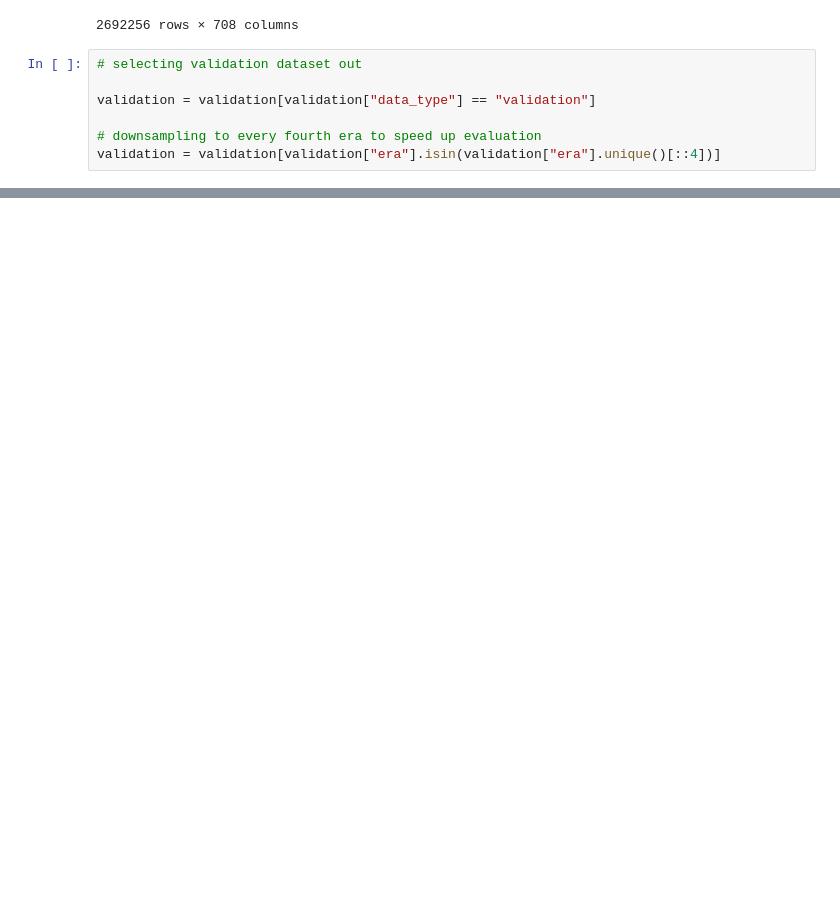
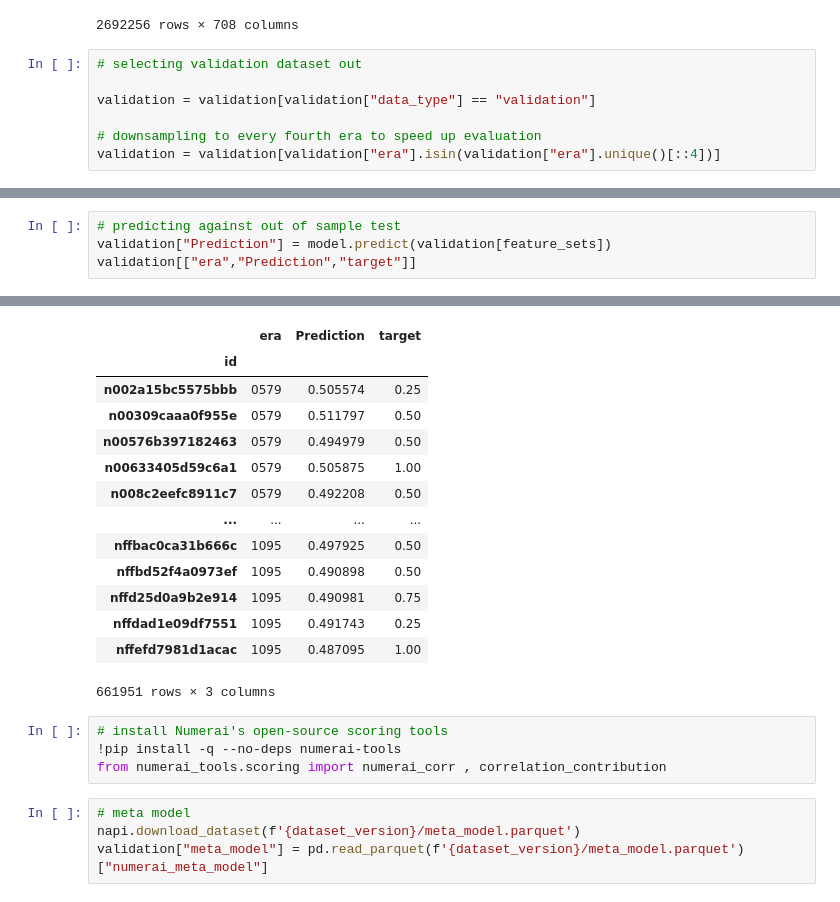
Before and after one commit to Pankaj-2003/Numerai_Models, a Jupyter notebook: numerai_first_notebook.ipynb, the cells around one changed output, grey strips where cells are left out. Saved outputs shown, nothing was run; the diff lists cells and outputs as text; blank space fills up the shorter version.

```diff
--- a/numerai_first_notebook.ipynb
+++ b/numerai_first_notebook.ipynb
@@ -220,0 +187,5 @@ validation[~validation["era"].isin(eras_to_embargo)]
+# %%
+# predicting against out of sample test
+validation["Prediction"] = model.predict(validation[feature_sets])
+validation[["era","Prediction","target"]]
+# %% [output]
@@ -220,0 +193,22 @@ validation[~validation["era"].isin(eras_to_embargo)]
+|  | era | Prediction | target |
+| id |  |  |  |
+| n002a15bc5575bbb | 0579 | 0.505574 | 0.25 |
+| n00309caaa0f955e | 0579 | 0.511797 | 0.50 |
+| n00576b397182463 | 0579 | 0.494979 | 0.50 |
+| n00633405d59c6a1 | 0579 | 0.505875 | 1.00 |
+| n008c2eefc8911c7 | 0579 | 0.492208 | 0.50 |
+| ... | ... | ... | ... |
+| nffbac0ca31b666c | 1095 | 0.497925 | 0.50 |
+| nffbd52f4a0973ef | 1095 | 0.490898 | 0.50 |
+| nffd25d0a9b2e914 | 1095 | 0.490981 | 0.75 |
+| nffdad1e09df7551 | 1095 | 0.491743 | 0.25 |
+| nffefd7981d1acac | 1095 | 0.487095 | 1.00 |
+661951 rows × 3 columns
+# %%
+# install Numerai's open-source scoring tools
+!pip install -q --no-deps numerai-tools
+from numerai_tools.scoring import numerai_corr , correlation_contribution
+# %%
+# meta model
+napi.download_dataset(f'{dataset_version}/meta_model.parquet')
+validation["meta_model"] = pd.read_parquet(f'{dataset_version}/meta_model.parquet')["numerai_meta_model"]
```
Also changed, not shown: parts of 23 cells of this notebook.
